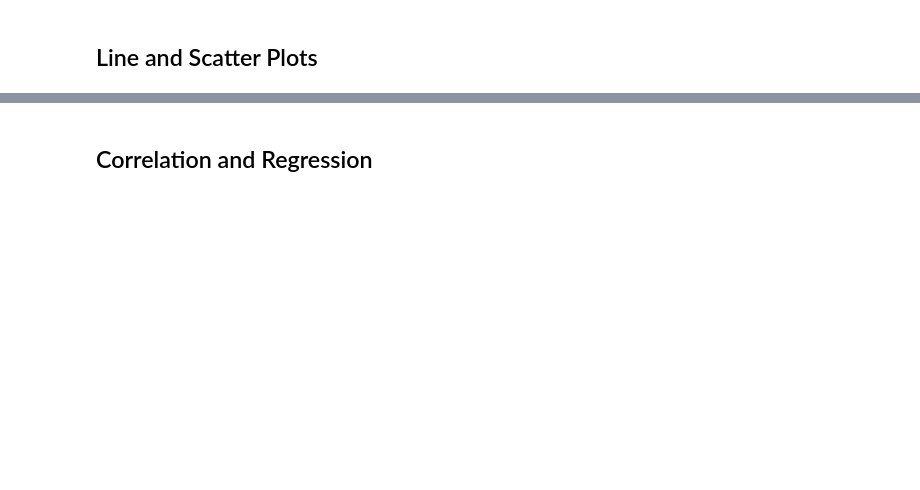
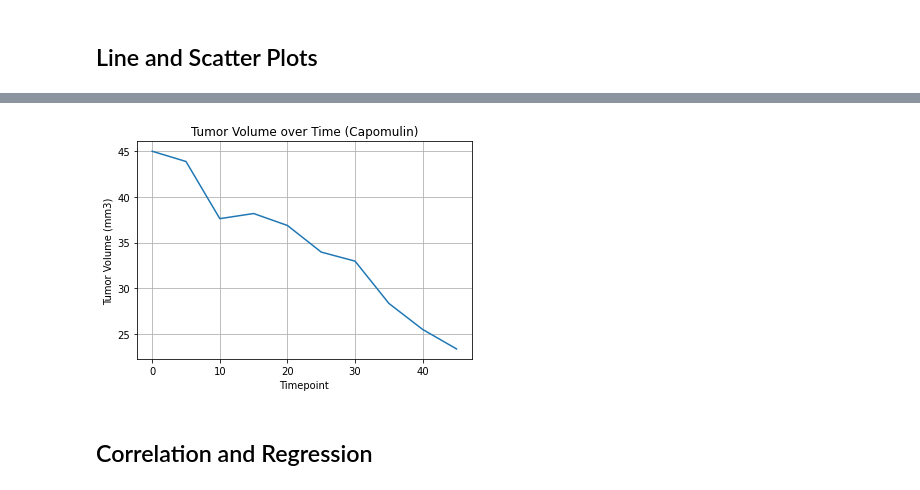
Before and after one commit to Slyssy/matplotlib-challenge, a Jupyter notebook: The_Power_of_Plots/Pymaceuticals/pymaceuticals.ipynb, the cells around one changed output, grey strips where cells are left out. Saved outputs shown, nothing was run; the diff lists cells and outputs as text; code cells hidden in the pictures; blank space fills up the shorter version.

Commit message:
Calculated IQR and determined outliers based on upper and lower bouds. I also generated a line plot of time point versus tumor volume for a mouse treated with Capomulin

```diff
--- a/The_Power_of_Plots/Pymaceuticals/pymaceuticals.ipynb
+++ b/The_Power_of_Plots/Pymaceuticals/pymaceuticals.ipynb
@@ -271,3 +325,7 @@ final_tumor
 ## Line and Scatter Plots
 # %%
 # Generate a line plot of time point versus tumor volume for a mouse treated with Capomulin
+# %%
+capomulin_df2 = df.loc[df["Drug Regimen"] == "Capomulin"]
+s185_df = capomulin_df2.loc[capomulin_df2["Mouse ID"] == "s185"]
+s185_df
@@ -274,3 +344,12 @@ final_tumor
+# %%
+plt.title("Tumor Volume over Time (Capomulin)")
+plt.xlabel("Timepoint")
+plt.ylabel("Tumor Volume (mm3)")
+plt.plot(s185_df["Timepoint"], s185_df["Tumor Volume (mm3)"])
+plt.grid()
+plt.show()
+# %% [output]
+[figure, added]
 # %%
 # Generate a scatter plot of mouse weight versus average tumor volume for the Capomulin regimen
 # %% [markdown]
```
Also changed, not shown: parts of 21 cells of this notebook.
